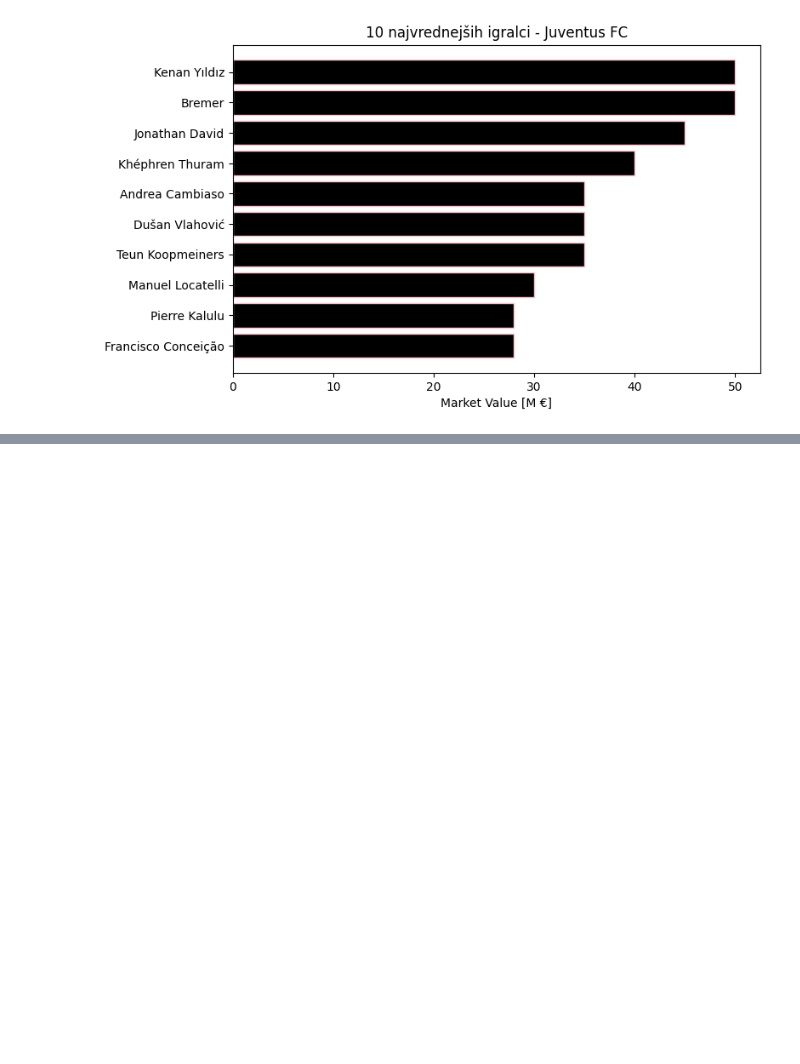
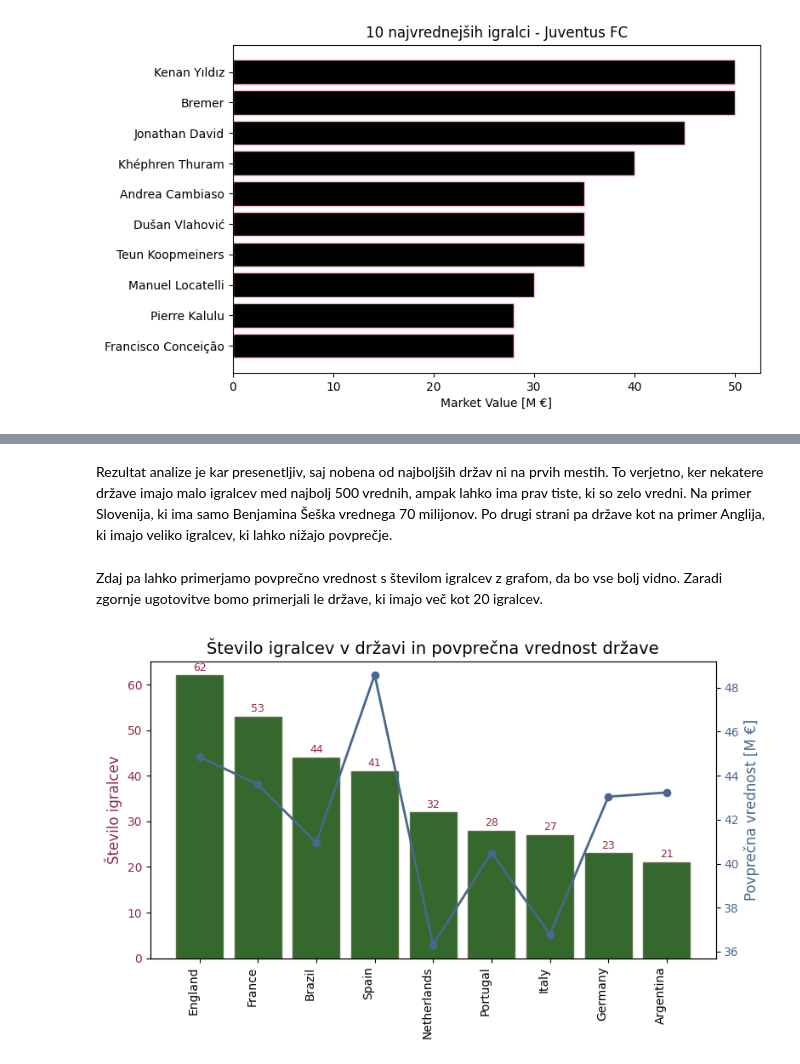
Before and after one commit to RiccardoLucerna/UVP-projektna, a Jupyter notebook: analiza_podatkov.ipynb, the cells around one changed output, grey strips where cells are left out. Drawn from its saved outputs; the diff is of its cells as text; code cells hidden in the pictures; blank space fills up the shorter version.

```diff
--- a/analiza_podatkov.ipynb
+++ b/analiza_podatkov.ipynb
@@ -476,0 +515,20 @@ plt.show()
+# %%
+if osnovni_podatki['stevilna_cena_eur'].median() > 1e8:
+    osnovni_podatki['stevilna_cena_eur'] = osnovni_podatki['stevilna_cena_eur'] / 100
+
+povprecje_drzava = (
+    osnovni_podatki
+    .groupby('drzava_1', observed=False)['stevilna_cena_eur']
+    .mean()
+    .sort_values(ascending=False)
+    .round(2) / 1_000_000
+)
+
+print("\n#️⃣ Povprečna vrednost držav:")
+povprecje_drzava.astype(str) + "M"
+
+povprecje_drzava = povprecje_drzava.reset_index()
+povprecje_drzava.columns = ['Država', 'Povprečna vrednost']
+povprecje_drzava['Povprečna vrednost'] = povprecje_drzava['Povprečna vrednost'].map("{:,.2f}M".format)
+
+povprecje_drzava
@@ -476,0 +550,46 @@ plt.show()
+# %% [markdown]
+Rezultat analize je kar presenetljiv, saj nobena od najboljših držav ni na prvih mestih. To verjetno, ker nekatere države imajo malo igralcev med najbolj 500 vrednih, ampak lahko ima prav tiste, ki so zelo vredni. Na primer Slovenija, ki ima samo Benjamina Šeška vrednega 70 milijonov. Po drugi strani pa države kot na primer Anglija, ki imajo veliko igralcev, ki lahko nižajo povprečje.
+# %% [markdown]
+Zdaj pa lahko primerjamo povprečno vrednost s številom igralcev z grafom, da bo vse bolj vidno. Zaradi zgornje ugotovitve bomo primerjali le države, ki imajo več kot 20 igralcev.
+# %%
+povprecje_drzava = (
+    osnovni_podatki
+    .groupby('drzava_1', observed=False)['stevilna_cena_eur']
+    .mean()
+    .round(2) / 1_000_000
+)
+
+povprecje_drzava = povprecje_drzava.reset_index()
+povprecje_drzava.columns = ['Država', 'Povprečna vrednost']
+
+tabela_drzav = igralci_drzave.merge(povprecje_drzava, on='Država')
+
+tabela_drzav = tabela_drzav[tabela_drzav['Število igralcev'] >= 20]
+
+fig, ax1 = plt.subplots(figsize=(8,5))
+
+bars = ax1.bar(tabela_drzav['Država'], tabela_drzav['Število igralcev'],
+        color='#35682D', edgecolor='#587246', label='Število igralcev')
+ax1.set_ylabel('Število igralcev', fontsize=12, color='#922B3E')
+ax1.tick_params(axis="y", labelcolor='#922B3E')
+
+plt.xticks(rotation=90, ha="right")
+
+for bar in bars:
+    height = bar.get_height()
+    ax1.text(
+        bar.get_x() + bar.get_width()/2, height + 0.5,
+        str(height), ha='center', va='bottom', fontsize=9, color='#922B3E'
+    )
+
+ax2 = ax1.twinx()
+line = ax2.plot(tabela_drzav['Država'], tabela_drzav['Povprečna vrednost'],
+        color='#49678D', marker="o", linewidth=2, label='Povprečna vrednost')
+ax2.set_ylabel('Povprečna vrednost [M €]', fontsize=12, color='#49678D')
+ax2.tick_params(axis="y", labelcolor='#49678D')
+
+plt.title("Število igralcev v državi in povprečna vrednost države", fontsize=14)
+fig.tight_layout()
+plt.show()
+# %% [output]
+[figure, added]
```
Also changed, not shown: parts of 13 cells of this notebook.
